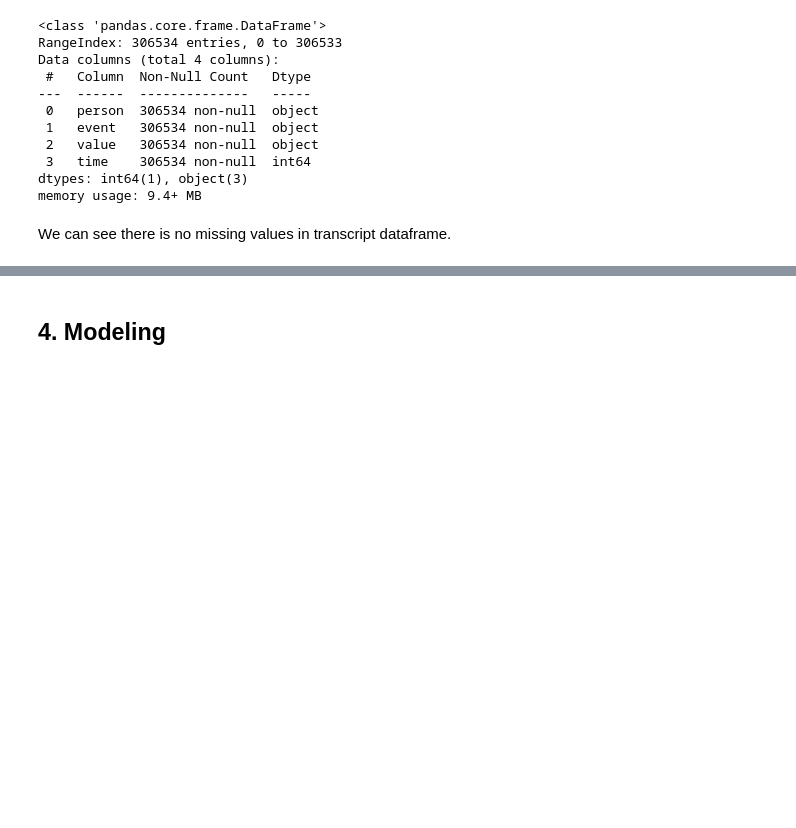
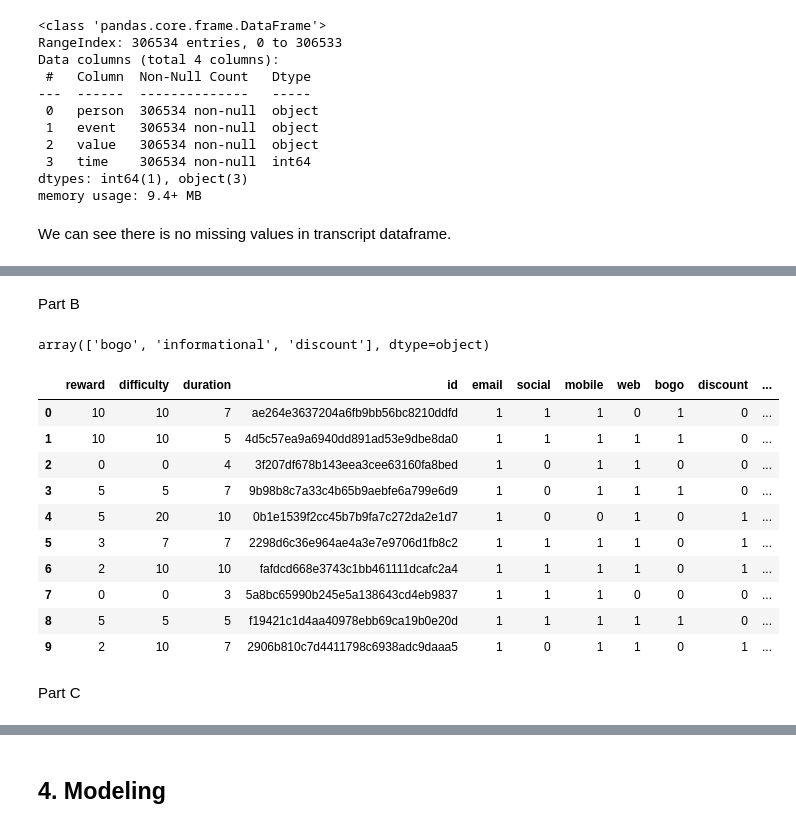
Before and after one commit to harryzyz/StarbucksPromotionProject, a Jupyter notebook: Starbucks_Capstone_notebook.ipynb, the cells around one changed output, grey strips where cells are left out. Drawn from its saved outputs; the diff is of its cells as text; code cells hidden in the pictures; blank space fills up the shorter version.

Commit message:
finish up to data clean

```diff
--- a/Starbucks_Capstone_notebook.ipynb
+++ b/Starbucks_Capstone_notebook.ipynb
@@ -172,0 +210,12 @@ Data cleaning especially important and tricky.
+# %%
+channel_type = set()
+for item in portfolio['channels']:
+    channel_type.update(set(item))
+
+channel_type = list(channel_type)
+# %%
+for type in channel_type:
+    portfolio[type] = portfolio['channels'].apply(lambda chan: type in chan).apply(int)
+
+portfolio.drop(labels='channels', axis=1, inplace=True)
+portfolio.head(10)
@@ -172,0 +234,27 @@ Data cleaning especially important and tricky.
+# %% [markdown]
+Part B
+# %%
+portfolio['offer_type'].unique()
+# %% [output]
+array(['bogo', 'informational', 'discount'], dtype=object)
+# %%
+dummies = pd.DataFrame(pd.get_dummies(portfolio['offer_type']))
+# %%
+portfolio = pd.concat([portfolio, dummies], axis=1)
+# %%
+portfolio.drop(labels='offer_type', axis=1, inplace=True)
+portfolio.head(10)
+# %% [output]
+|  | reward | difficulty | duration | id | email | social | mobile | web | bogo | discount | ... |
+| 0 | 10 | 10 | 7 | ae264e3637204a6fb9bb56bc8210ddfd | 1 | 1 | 1 | 0 | 1 | 0 | ... |
+| 1 | 10 | 10 | 5 | 4d5c57ea9a6940dd891ad53e9dbe8da0 | 1 | 1 | 1 | 1 | 1 | 0 | ... |
+| 2 | 0 | 0 | 4 | 3f207df678b143eea3cee63160fa8bed | 1 | 0 | 1 | 1 | 0 | 0 | ... |
+| 3 | 5 | 5 | 7 | 9b98b8c7a33c4b65b9aebfe6a799e6d9 | 1 | 0 | 1 | 1 | 1 | 0 | ... |
+| 4 | 5 | 20 | 10 | 0b1e1539f2cc45b7b9fa7c272da2e1d7 | 1 | 0 | 0 | 1 | 0 | 1 | ... |
+| 5 | 3 | 7 | 7 | 2298d6c36e964ae4a3e7e9706d1fb8c2 | 1 | 1 | 1 | 1 | 0 | 1 | ... |
+| 6 | 2 | 10 | 10 | fafdcd668e3743c1bb461111dcafc2a4 | 1 | 1 | 1 | 1 | 0 | 1 | ... |
+| 7 | 0 | 0 | 3 | 5a8bc65990b245e5a138643cd4eb9837 | 1 | 1 | 1 | 0 | 0 | 0 | ... |
+| 8 | 5 | 5 | 5 | f19421c1d4aa40978ebb69ca19b0e20d | 1 | 1 | 1 | 1 | 1 | 0 | ... |
+| 9 | 2 | 10 | 7 | 2906b810c7d4411798c6938adc9daaa5 | 1 | 0 | 1 | 1 | 0 | 1 | ... |
+# %% [markdown]
+Part C
```
Also changed, not shown: parts of 68 cells of this notebook, 1 other file.
